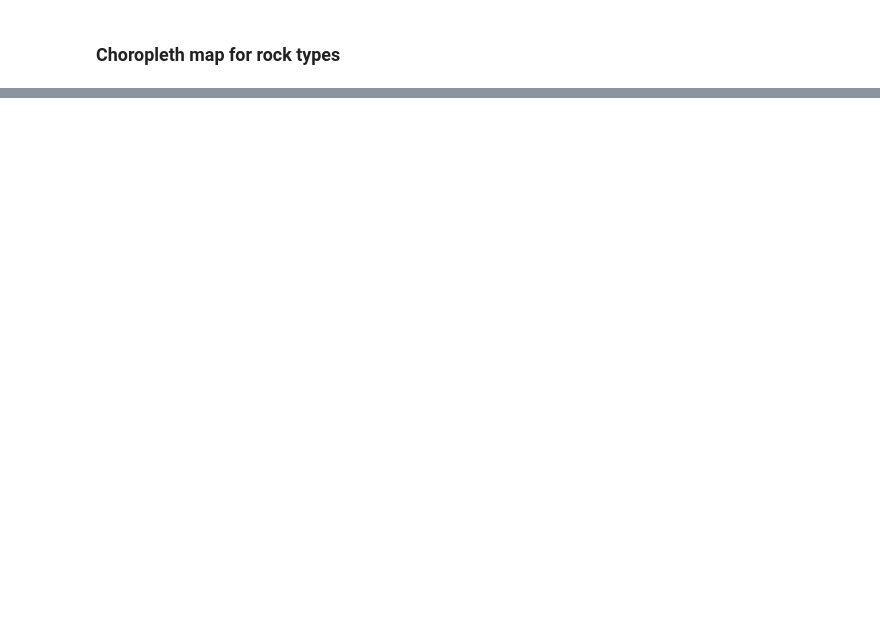
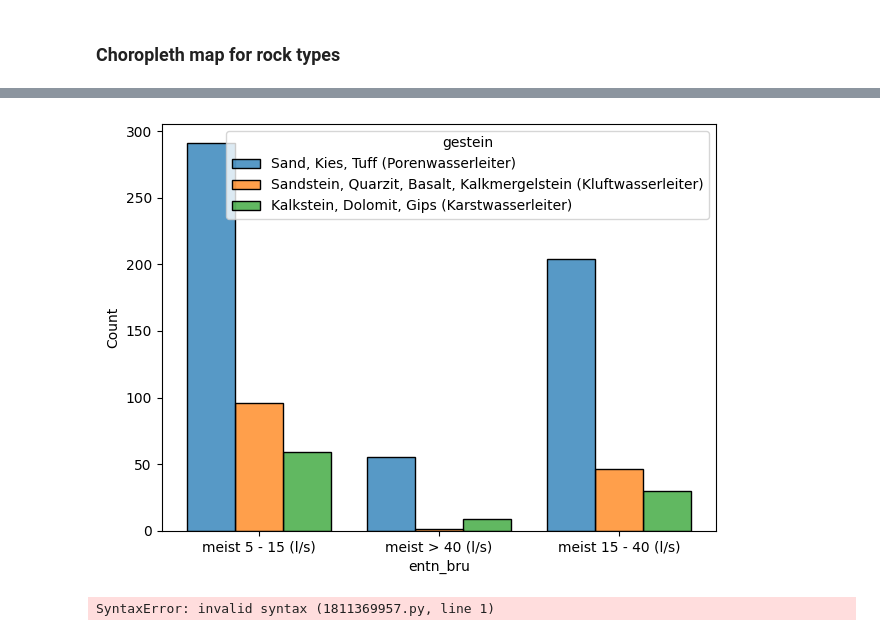
Before and after one commit to hanna-freuden/hydrogeology_germany, a Jupyter notebook: Data_Visualization.ipynb, the cells around one changed output, grey strips where cells are left out. Saved outputs shown, nothing was run; the diff lists cells and outputs as text; code cells hidden in the pictures; blank space fills up the shorter version.

```diff
--- a/Data_Visualization.ipynb
+++ b/Data_Visualization.ipynb
@@ -128,0 +171,10 @@ plt.show()
+# %%
+sns.histplot(water_gdf, x='entn_bru', hue= 'gestein', multiple = 'dodge', shrink=0.8)
+plt.tight_layout()
+# %% [output]
+[figure, added]
+# %%
+
+('entn_bru') across different geological formations.
+# %% [output]
+SyntaxError: invalid syntax (1811369957.py, line 1)
```
Also changed, not shown: parts of 7 cells of this notebook.
